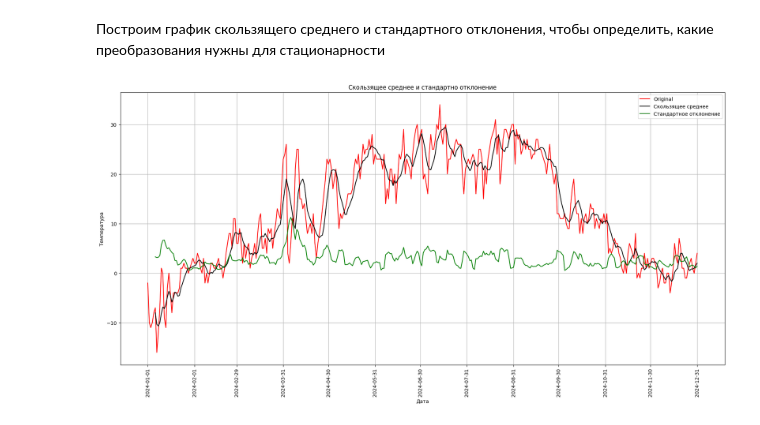
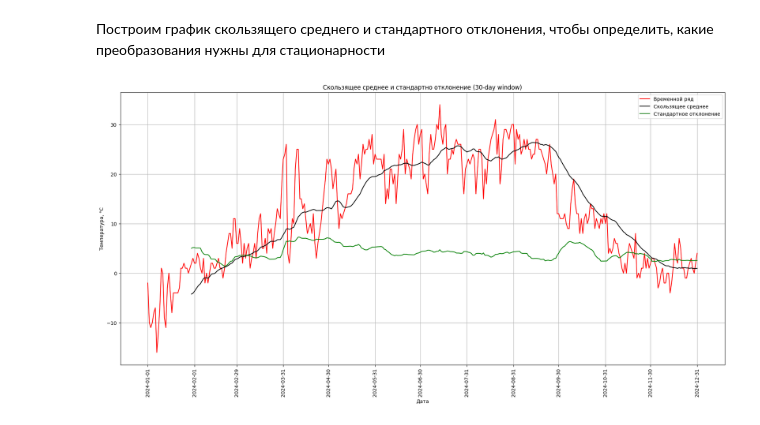
Before and after one commit to RevivedPhoenix/weather_prediction, a Jupyter notebook: prediction.ipynb, the cells around one changed output. Drawn from its saved outputs; the diff is of its cells as text; code cells hidden in the pictures.

```diff
--- a/prediction.ipynb
+++ b/prediction.ipynb
@@ -157,20 +156,20 @@ Critical Values: : {'1%': np.float64(-3.431413226100799), '5%': np.float64(-2.86
 # %% [markdown]
 Построим график скользящего среднего и стандартного отклонения, чтобы определить, какие преобразования нужны для стационарности
 # %%
-rolmean = df_temperature.loc[df_temperature['Year']==2024,'Daily temperature'].rolling(6).mean()
-rolstd = df_temperature.loc[df_temperature['Year']==2024,'Daily temperature'].rolling(6).std()
+rolmean = df_temperature.loc[df_temperature['Year']==2024,'Daily temperature'].rolling(30).mean()
+rolstd = df_temperature.loc[df_temperature['Year']==2024,'Daily temperature'].rolling(30).std()
 plt.figure(figsize=(22,10))
-orig = plt.plot(df_temperature.loc[df_temperature['Year']==2024, 'Date'], df_temperature.loc[df_temperature['Year']==2024, 'Daily temperature'], color='red', label='Original')
+orig = plt.plot(df_temperature.loc[df_temperature['Year']==2024, 'Date'], df_temperature.loc[df_temperature['Year']==2024, 'Daily temperature'], color='red', label='Временной ряд')
 mean = plt.plot(df_temperature.loc[df_temperature['Year']==2024, 'Date'], rolmean, color='black', label='Скользящее среднее')
 std = plt.plot(df_temperature.loc[df_temperature['Year']==2024, 'Date'], rolstd, color='green', label='Стандартное отклонение')
 plt.xticks(rotation=90)
 ax = plt.gca()
 ax.xaxis.set_major_locator(mdates.MonthLocator())
 plt.xlabel('Дата')
-plt.ylabel('Температура')
-plt.title('Скользящее среднее и стандартно отклонение')
+plt.ylabel('Температура, °C')
+plt.title('Скользящее среднее и стандартно отклонение (30-day window)')
 plt.legend()
 plt.grid(True)
 plt.show()
 # %% [output]
-[figure, old version]
+[figure, new version]
```
Also changed, not shown: parts of 7 cells of this notebook.
